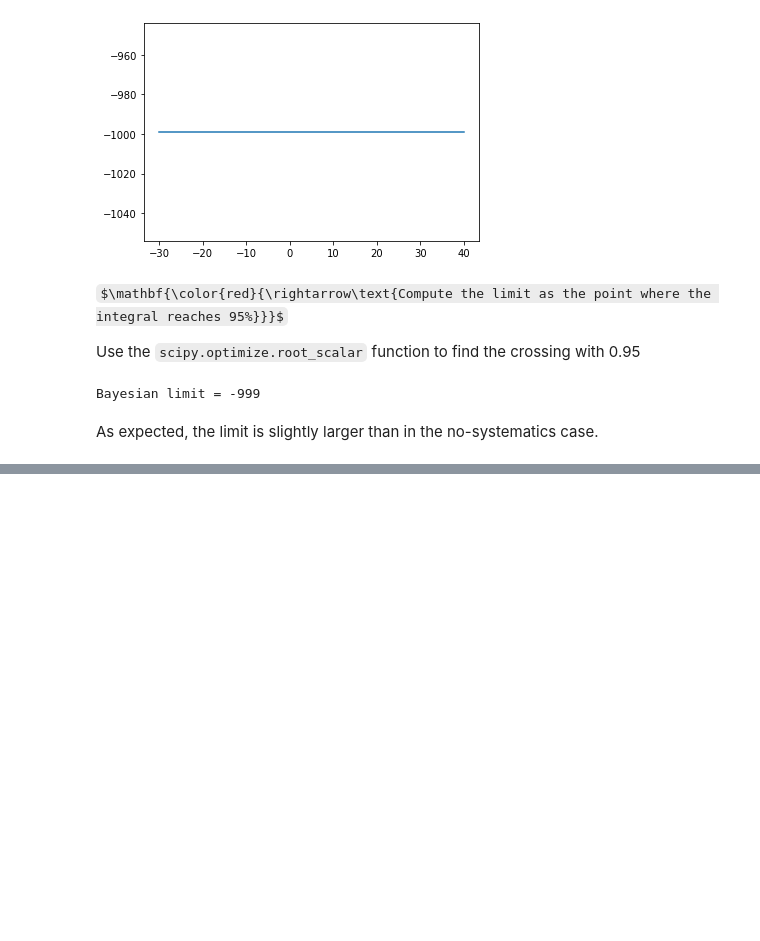
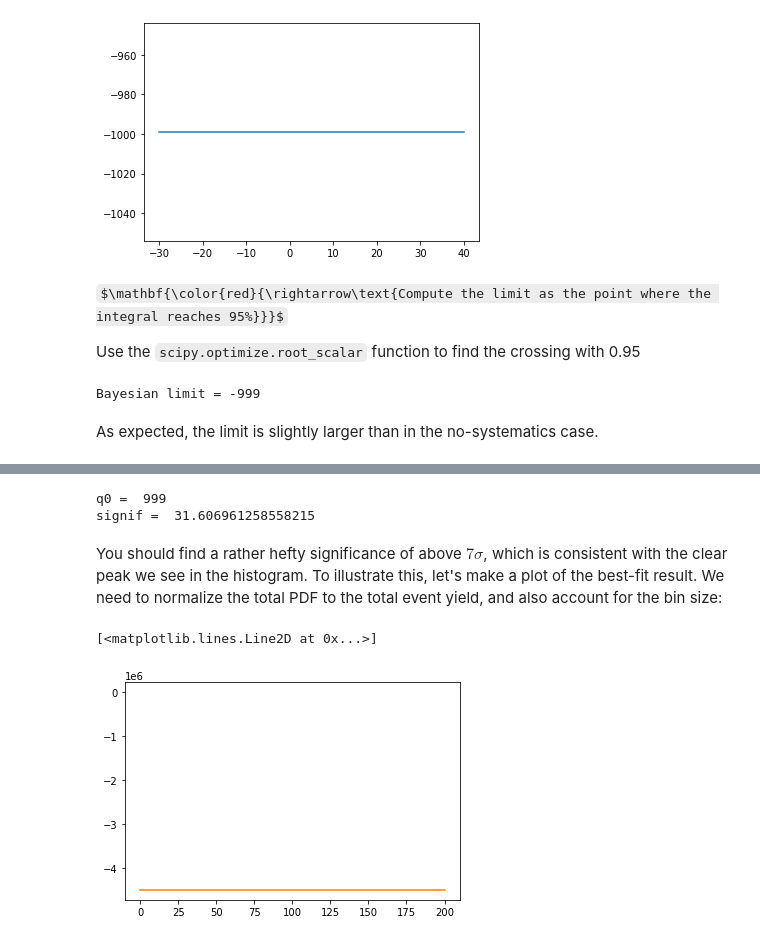
Before and after one commit to fastprof-hep/stats-tutorial, a Jupyter notebook: AEPSHEP2022/notebook3.ipynb, the cells around one changed output, grey strips where cells are left out. Cells and saved outputs as stored; diff of their text form; code cells hidden in the pictures; some formulas as TeX source; blank space fills up the shorter version.

Commit message:
add unbinned example

```diff
--- a/AEPSHEP2022/notebook3.ipynb
+++ b/AEPSHEP2022/notebook3.ipynb
@@ -493,0 +541,6 @@ As expected, the limit is slightly larger than in the no-systematics case.
+# %%
+def total_pdf(m, s, b) :
+    return -999 # replace with the proper implementation
+
+def lambda_unbinned(data, s, b) :
+    return -999 # replace with the proper implementation
@@ -493,0 +549,4 @@ As expected, the limit is slightly larger than in the no-systematics case.
+# %%
+best_fit_s, best_fit_b = scipy.optimize.minimize(lambda x : lambda_unbinned(data, x[0], x[1]), x0=[50, len(data)], method='L-BFGS-B').x
+print("best_s = ", best_fit_s)
+print("best_b = ", best_fit_b)
@@ -493,0 +571,17 @@ As expected, the limit is slightly larger than in the no-systematics case.
+# %%
+q0 = 999 # replace with correct code
+print("q0 = ", q0)
+print("signif = ", np.sqrt(q0))
+# %% [output]
+q0 =  999
+signif =  31.606961258558215
+# %% [markdown]
+You should find a rather hefty significance of above $7\sigma$, which is consistent with the clear peak we see in the histogram.
+To illustrate this, let's make a plot of the best-fit result. We need to normalize the total PDF to the total event yield, and also account for the bin size:
+# %%
+mvals = np.linspace(m_min, m_max, npts*5)
+hist = plt.hist(data, bins= np.linspace(m_min, m_max, npts))
+plt.plot(mvals, [ total_pdf(mval, best_fit_s, best_fit_b)*(best_fit_s + best_fit_b)*bin_size for mval in mvals ])
+# %% [output]
+[<matplotlib.lines.Line2D at 0x...>]
+[figure, added]
```
Also changed, not shown: parts of 11 cells of this notebook, 1 other file.
